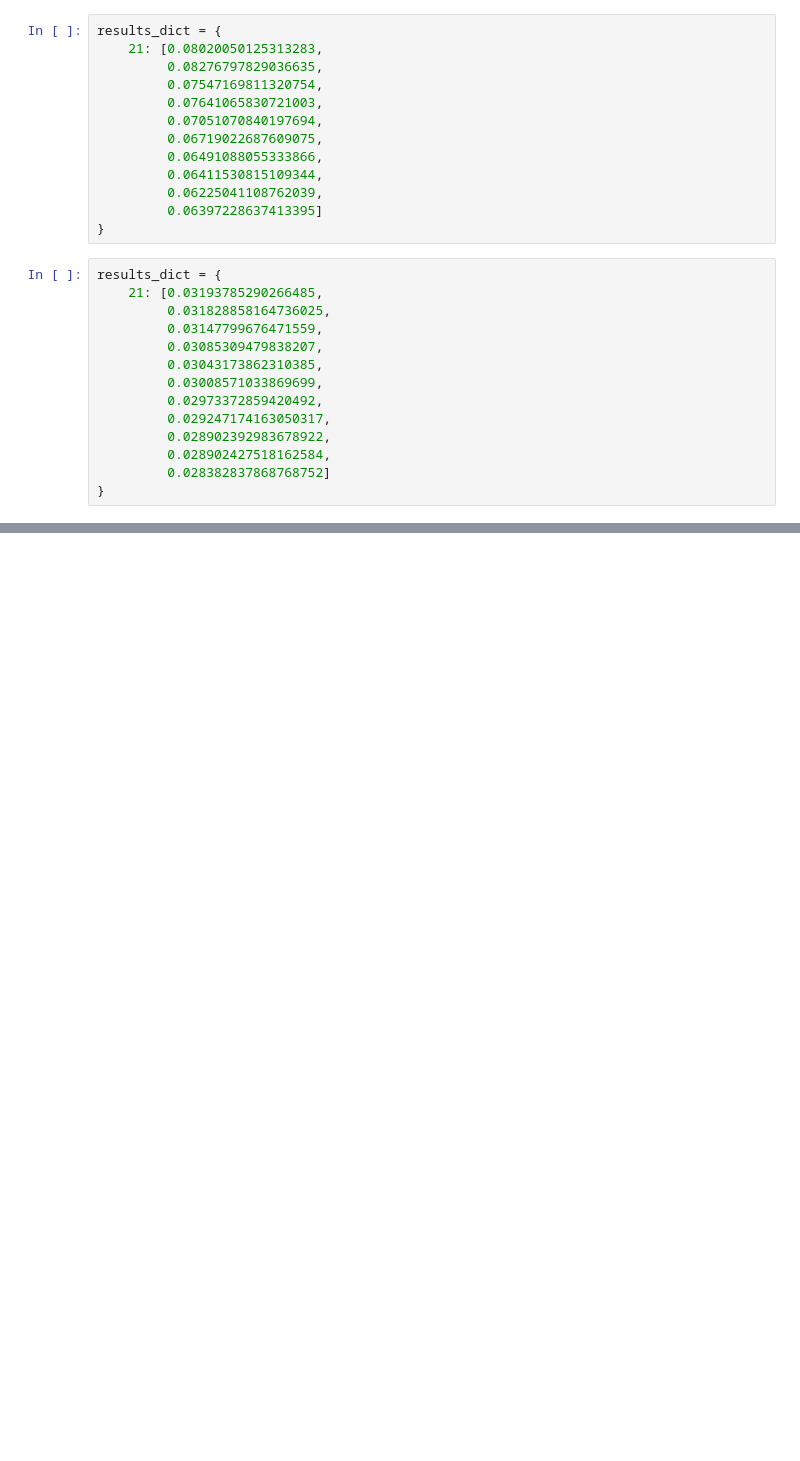
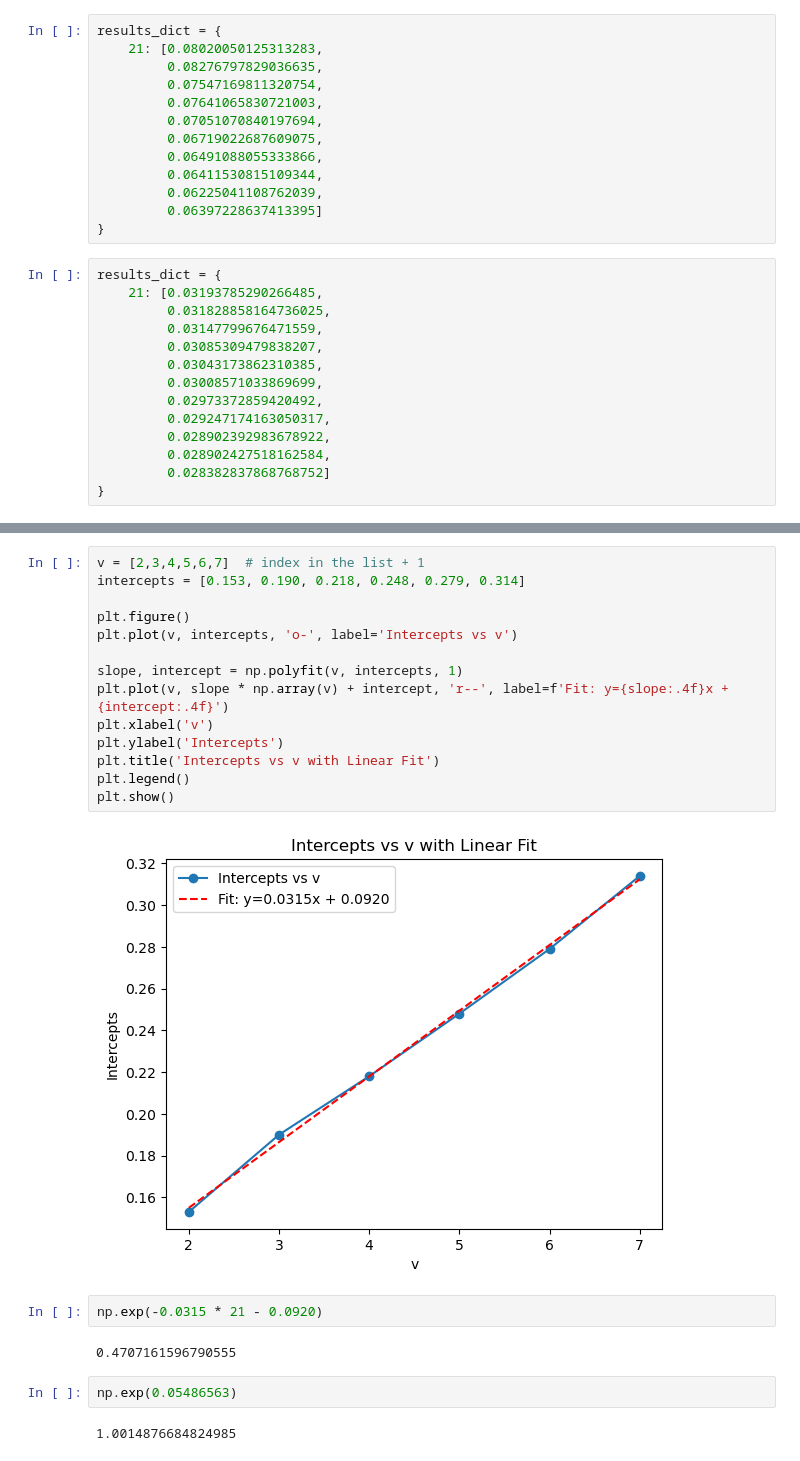
Before and after one commit to GZHoffie/skiver-test, a Jupyter notebook: experiments/parameter_dependence/plot_results.ipynb, the cells around one changed output, grey strips where cells are left out. Drawn from its saved outputs; the diff is of its cells as text; blank space fills up the shorter version.

```diff
--- a/experiments/parameter_dependence/plot_results.ipynb
+++ b/experiments/parameter_dependence/plot_results.ipynb
@@ -172,0 +369,24 @@ key 21 R^2: 0.999146
+# %%
+v = [2,3,4,5,6,7]  # index in the list + 1
+intercepts = [0.153, 0.190, 0.218, 0.248, 0.279, 0.314]
+
+plt.figure()
+plt.plot(v, intercepts, 'o-', label='Intercepts vs v')
+
+slope, intercept = np.polyfit(v, intercepts, 1)
+plt.plot(v, slope * np.array(v) + intercept, 'r--', label=f'Fit: y={slope:.4f}x + {intercept:.4f}')
+plt.xlabel('v')
+plt.ylabel('Intercepts')
+plt.title('Intercepts vs v with Linear Fit')
+plt.legend()
+plt.show()
+# %% [output]
+[figure, added]
+# %%
+np.exp(-0.0315 * 21 - 0.0920)
+# %% [output]
+0.4707161596790555
+# %%
+np.exp(0.05486563)
+# %% [output]
+1.0014876684824985
```
Also changed, not shown: parts of 22 cells of this notebook, 5 other files.
